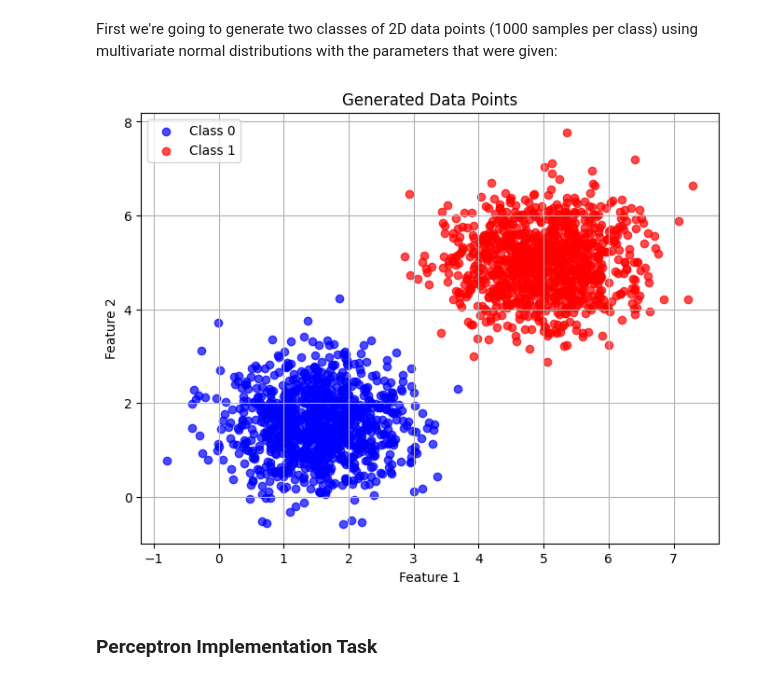
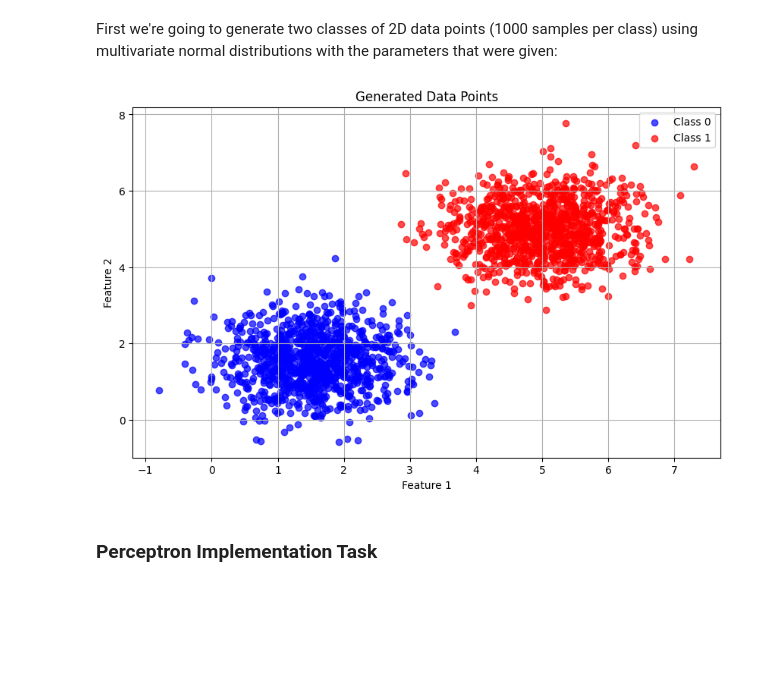
Before and after one commit to rodme02/Exs_RedesNeurais, a Jupyter notebook: docs/exercises/perceptron/notebook.ipynb, the cells around one changed output. Drawn from its saved outputs; the diff is of its cells as text; code cells hidden in the pictures; blank space fills up the shorter version.

```diff
--- a/docs/exercises/perceptron/notebook.ipynb
+++ b/docs/exercises/perceptron/notebook.ipynb
@@ -9,32 +9,32 @@ First we're going to generate two classes of 2D data points (1000 samples per cl
 # %%
 import numpy as np
 import matplotlib.pyplot as plt
 
 # Set random seed for reproducibility
 np.random.seed(42)
 
 # Parameters for the two classes
 mean0 = [1.5, 1.5]
 cov0 = [[0.5, 0], [0, 0.5]]
 mean1 = [5, 5]
 cov1 = [[0.5, 0], [0, 0.5]]
 
 # Generate the data
 class0 = np.random.multivariate_normal(mean0, cov0, 1000)
 class1 = np.random.multivariate_normal(mean1, cov1, 1000)
 
 # Plot the data
-plt.figure(figsize=(8, 6))
+plt.figure(figsize=(10, 6))
 plt.scatter(class0[:, 0], class0[:, 1], color='blue', label='Class 0', alpha=0.7)
 plt.scatter(class1[:, 0], class1[:, 1], color='red', label='Class 1', alpha=0.7)
 plt.title('Generated Data Points')
 plt.xlabel('Feature 1')
 plt.ylabel('Feature 2')
 plt.legend()
 plt.grid()
 plt.show()
 # %% [output]
-[figure, old version]
+[figure, new version]
 # %% [markdown]
 ### **Perceptron Implementation Task**
 # %% [markdown]
```
Also changed, not shown: parts of 3 cells of this notebook.
